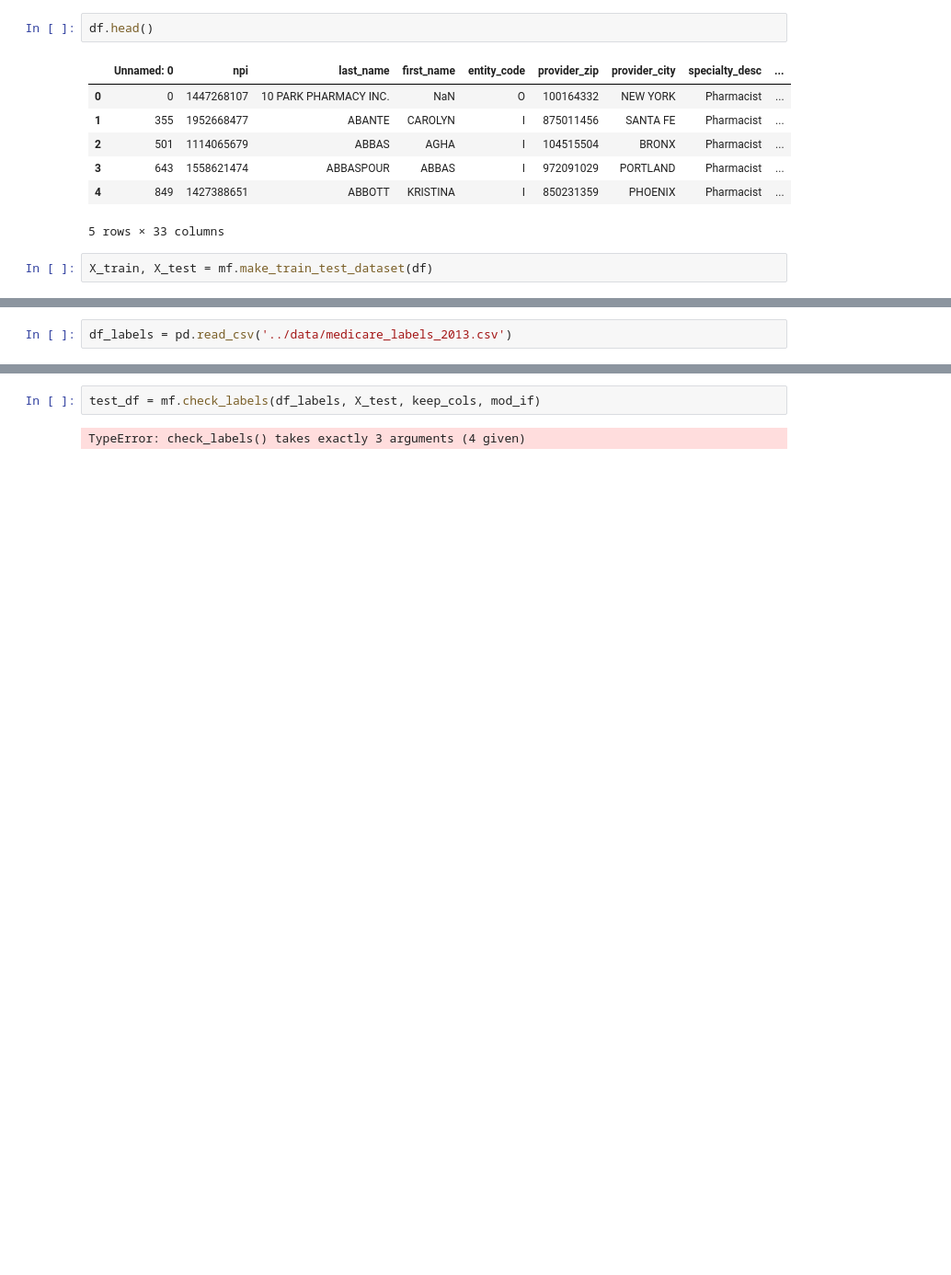
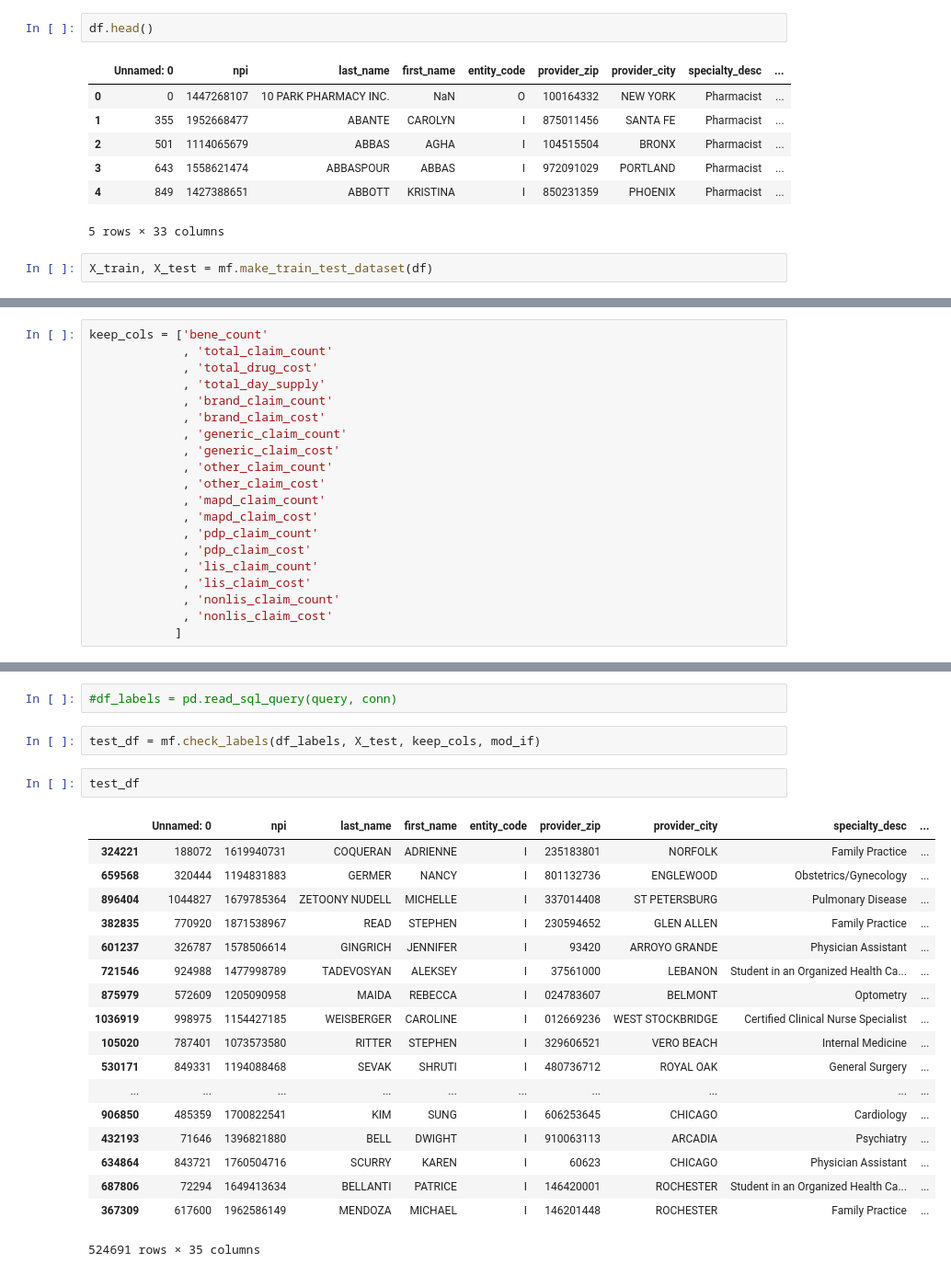
Before and after one commit to aurel1212/medicare-project, a Jupyter notebook: script/mod_experimentation2.ipynb, the cells around one changed output, grey strips where cells are left out. Shown: that part at 92% size. Drawn from its saved outputs; the diff is of its cells as text; blank space fills up the shorter version.

```diff
--- a/script/mod_experimentation2.ipynb
+++ b/script/mod_experimentation2.ipynb
@@ -21,3 +35,23 @@ keep_cols = ['generic_claim_cost_avg', 'brand_claim_cost_avg']
+# %%
+keep_cols = ['bene_count'
+             , 'total_claim_count'
+             , 'total_drug_cost'
+             , 'total_day_supply'
+             , 'brand_claim_count'
+             , 'brand_claim_cost'
+             , 'generic_claim_count'
+             , 'generic_claim_cost'
+             , 'other_claim_count'
+             , 'other_claim_cost'
+             , 'mapd_claim_count'
+             , 'mapd_claim_cost'
+             , 'pdp_claim_count'
+             , 'pdp_claim_cost'
+             , 'lis_claim_count'
+             , 'lis_claim_cost'
+             , 'nonlis_claim_count'
+             , 'nonlis_claim_cost'
+            ]
 # %%
 mod_if = mf.fit_model(X_train, keep_cols)
 # %% [output]
@@ -25,2 +58,0 @@ mod_if = mf.fit_model(X_train, keep_cols)
-# %%
-df_labels = pd.read_csv('../data/medicare_labels_2013.csv')
@@ -27,4 +72,25 @@ df_labels = pd.read_csv('../data/medicare_labels_2013.csv')
+# %%
+#df_labels = pd.read_sql_query(query, conn)
 # %%
 test_df = mf.check_labels(df_labels, X_test, keep_cols, mod_if)
-# %% [output]
-TypeError: check_labels() takes exactly 3 arguments (4 given)
+# %%
+test_df
+# %% [output]
+|  | Unnamed: 0 | npi | last_name | first_name | entity_code | provider_zip | provider_city | specialty_desc | ... |
+| 324221 | 188072 | 1619940731 | COQUERAN | ADRIENNE | I | 235183801 | NORFOLK | Family Practice | ... |
+| 659568 | 320444 | 1194831883 | GERMER | NANCY | I | 801132736 | ENGLEWOOD | Obstetrics/Gynecology | ... |
+| 896404 | 1044827 | 1679785364 | ZETOONY NUDELL | MICHELLE | I | 337014408 | ST PETERSBURG | Pulmonary Disease | ... |
+| 382835 | 770920 | 1871538967 | READ | STEPHEN | I | 230594652 | GLEN ALLEN | Family Practice | ... |
+| 601237 | 326787 | 1578506614 | GINGRICH | JENNIFER | I | 93420 | ARROYO GRANDE | Physician Assistant | ... |
+| 721546 | 924988 | 1477998789 | TADEVOSYAN | ALEKSEY | I | 37561000 | LEBANON | Student in an Organized Health Ca... | ... |
+| 875979 | 572609 | 1205090958 | MAIDA | REBECCA | I | 024783607 | BELMONT | Optometry | ... |
+| 1036919 | 998975 | 1154427185 | WEISBERGER | CAROLINE | I | 012669236 | WEST STOCKBRIDGE | Certified Clinical Nurse Specialist | ... |
+| 105020 | 787401 | 1073573580 | RITTER | STEPHEN | I | 329606521 | VERO BEACH | Internal Medicine | ... |
+| 530171 | 849331 | 1194088468 | SEVAK | SHRUTI | I | 480736712 | ROYAL OAK | General Surgery | ... |
+| ... | ... | ... | ... | ... | ... | ... | ... | ... | ... |
+| 906850 | 485359 | 1700822541 | KIM | SUNG | I | 606253645 | CHICAGO | Cardiology | ... |
+| 432193 | 71646 | 1396821880 | BELL | DWIGHT | I | 910063113 | ARCADIA | Psychiatry | ... |
+| 634864 | 843721 | 1760504716 | SCURRY | KAREN | I | 60623 | CHICAGO | Physician Assistant | ... |
+| 687806 | 72294 | 1649413634 | BELLANTI | PATRICE | I | 146420001 | ROCHESTER | Student in an Organized Health Ca... | ... |
+| 367309 | 617600 | 1962586149 | MENDOZA | MICHAEL | I | 146201448 | ROCHESTER | Family Practice | ... |
+524691 rows × 35 columns
```
Also changed, not shown: parts of 6 cells of this notebook, 2 other files.
